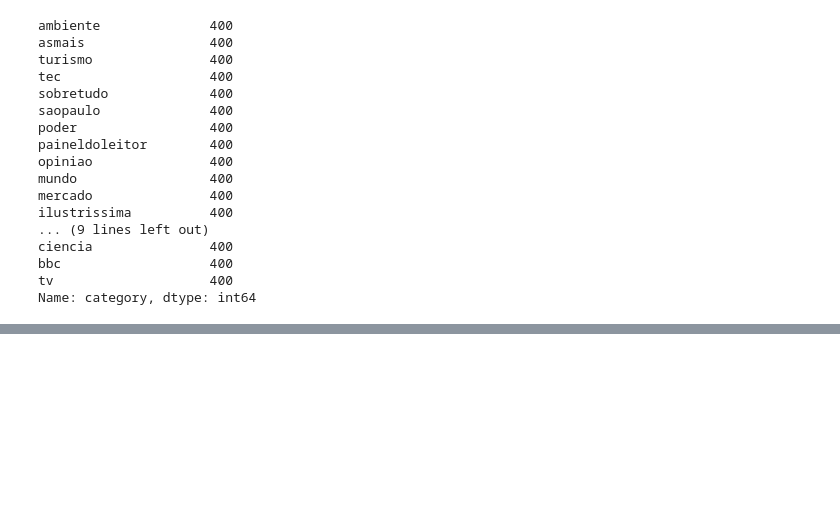
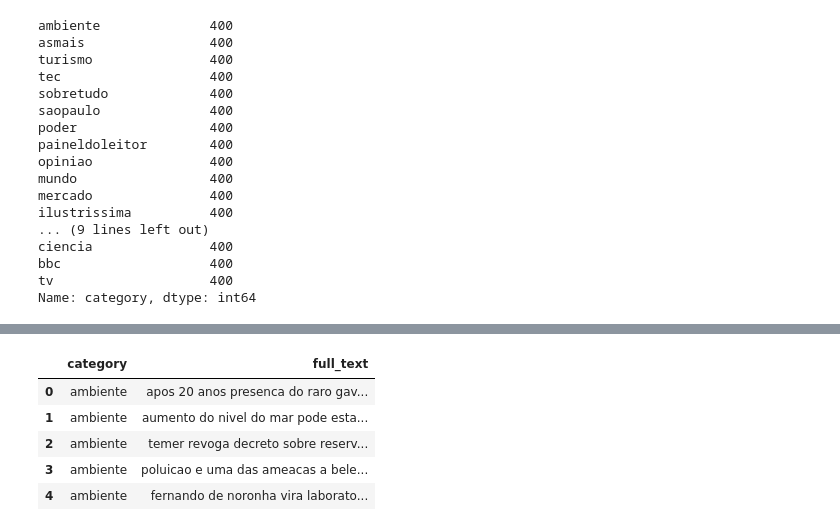
Before and after one commit to bombermal/Studies_proj_text_classification, a Jupyter notebook: main.ipynb, the cells around one changed output, grey strips where cells are left out. Cells and saved outputs as stored; diff of their text form; code cells hidden in the pictures; blank space fills up the shorter version.

```diff
--- a/main.ipynb
+++ b/main.ipynb
@@ -5,3 +12,25 @@ import seaborn as sns
+# %%
+def remove_punctuation(text):
+    """Remove punctuation from text
+
+    Args:
+        text (str): A string
+
+    Returns:
+        str: string without punctuation
+    """
+    return re.sub(r'[^a-zA-Z\d\s]', ' ', text)
+
+def remove_multiple_blank_spaces(text):
+    """Remove multiple blank spaces from text
+
+    Args:
+        text (str): A string
+
+    Returns:
+        str: string with only one space between words
+    """
+    return re.sub(r'\s+', ' ', text)
 # %% [markdown]
 # Load data
 # %%
@@ -75,7 +104,16 @@ memory usage: 8.8+ MB
 # %% [markdown]
 # Sampling
 # %%
-data_balanced = data_filtered.groupby('category').apply(lambda x: x.sample(400, random_state=333)).reset_index(drop=True)
+data_balanced = data_filtered.groupby('category').apply(lambda x: x.sample(400, random_state=333))
+
+# Store the unused data for future use
+balanced_index = set(data_balanced.unstack(level=0).index)
+balanced_categories = data_balanced.category.unique()
+mask = ~(data_filtered.index.isin(balanced_index)) & (data_filtered.category.isin(balanced_categories))
+data_unbalanced = data_filtered[mask].reset_index(drop=True)
+
+# Balanced data
+data_balanced.reset_index(drop=True, inplace=True)
 data_balanced.category.value_counts()
 # %% [output]
 ambiente              400
@@ -97,0 +156,19 @@ Name: category, dtype: int64
+# %%
+# Combining text and title
+df_balanced = data_balanced[["title", "text", "category"]].copy()
+df_balanced["full_text"] = df_balanced["title"] + " " + df_balanced["text"]
+df_balanced.drop(["title", "text"], axis=1, inplace=True)
+# Normalization
+df_balanced = df_balanced.applymap(lambda x: remove_multiple_blank_spaces(
+                                                remove_punctuation(
+                                                    unidecode(str(x).lower())
+                                                )
+                                            ))
+df_balanced.head()
+# %% [output]
+|  | category | full_text |
+| 0 | ambiente | apos 20 anos presenca do raro gav... |
+| 1 | ambiente | aumento do nivel do mar pode esta... |
+| 2 | ambiente | temer revoga decreto sobre reserv... |
+| 3 | ambiente | poluicao e uma das ameacas a bele... |
+| 4 | ambiente | fernando de noronha vira laborato... |
```
Also changed, not shown: parts of 6 cells of this notebook.
